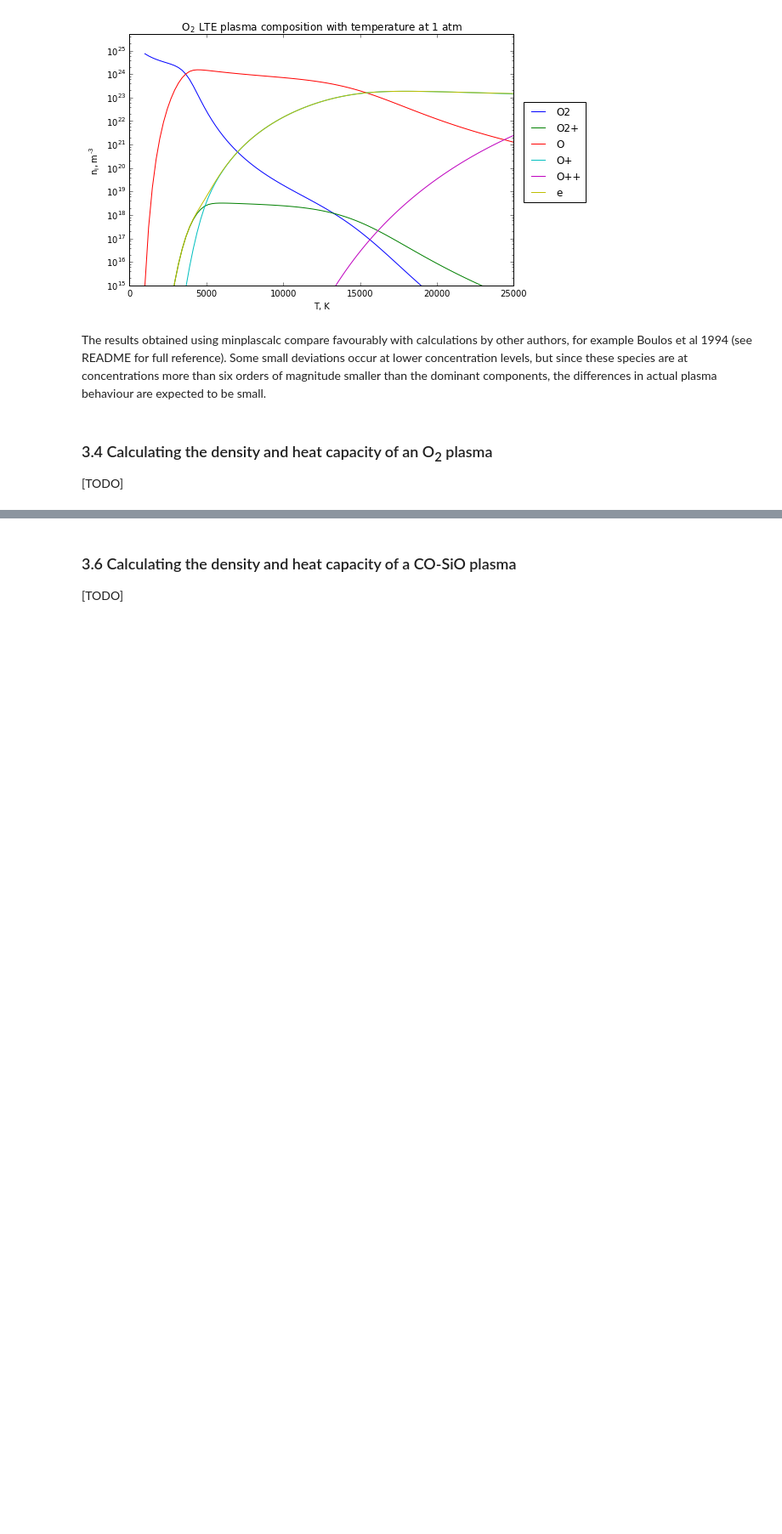
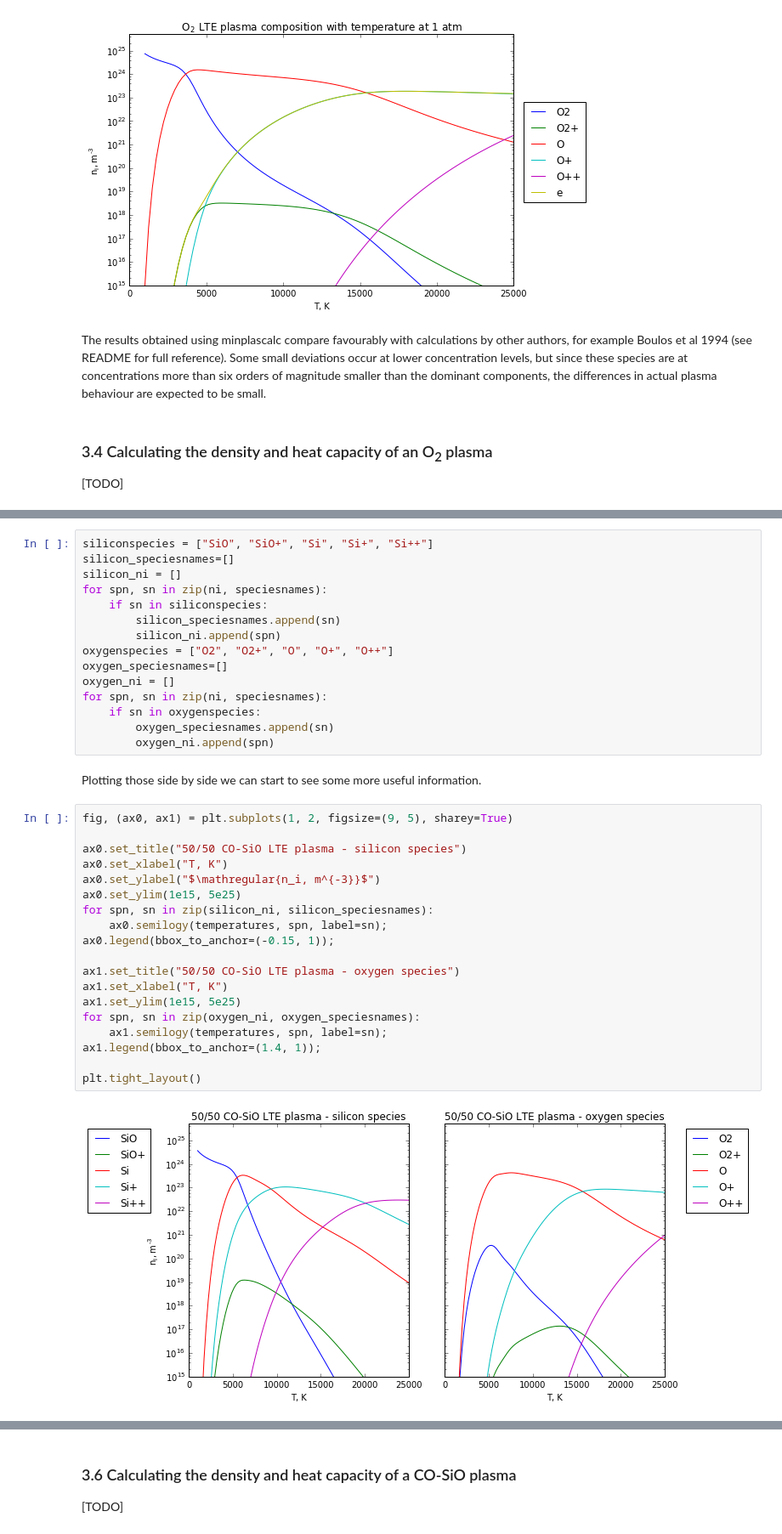
Before and after one commit to quinnreynolds/minplascalc, a Jupyter notebook: demoguide.ipynb, the cells around one changed output, grey strips where cells are left out. Shown at 85% size. Drawn from its saved outputs; the diff is of its cells as text; blank space fills up the shorter version.

```diff
--- a/demoguide.ipynb
+++ b/demoguide.ipynb
@@ -344,0 +416,38 @@ The results obtained using minplascalc compare favourably with calculations by o
+# %%
+siliconspecies = ["SiO", "SiO+", "Si", "Si+", "Si++"]
+silicon_speciesnames=[]
+silicon_ni = []
+for spn, sn in zip(ni, speciesnames):
+    if sn in siliconspecies:
+        silicon_speciesnames.append(sn)
+        silicon_ni.append(spn)
+oxygenspecies = ["O2", "O2+", "O", "O+", "O++"]
+oxygen_speciesnames=[]
+oxygen_ni = []
+for spn, sn in zip(ni, speciesnames):
+    if sn in oxygenspecies:
+        oxygen_speciesnames.append(sn)
+        oxygen_ni.append(spn)
+# %% [markdown]
+Plotting those side by side we can start to see some more useful information.
+# %%
+fig, (ax0, ax1) = plt.subplots(1, 2, figsize=(9, 5), sharey=True)
+
+ax0.set_title("50/50 CO-SiO LTE plasma - silicon species")
+ax0.set_xlabel("T, K")
+ax0.set_ylabel("$\mathregular{n_i, m^{-3}}$")
+ax0.set_ylim(1e15, 5e25)
+for spn, sn in zip(silicon_ni, silicon_speciesnames):
+    ax0.semilogy(temperatures, spn, label=sn);
+ax0.legend(bbox_to_anchor=(-0.15, 1));
+
+ax1.set_title("50/50 CO-SiO LTE plasma - oxygen species")
+ax1.set_xlabel("T, K")
+ax1.set_ylim(1e15, 5e25)
+for spn, sn in zip(oxygen_ni, oxygen_speciesnames):
+    ax1.semilogy(temperatures, spn, label=sn);
+ax1.legend(bbox_to_anchor=(1.4, 1));
+
+plt.tight_layout()
+# %% [output]
+[figure, added]
```
Also changed, not shown: parts of 16 cells of this notebook, 2 other files.
